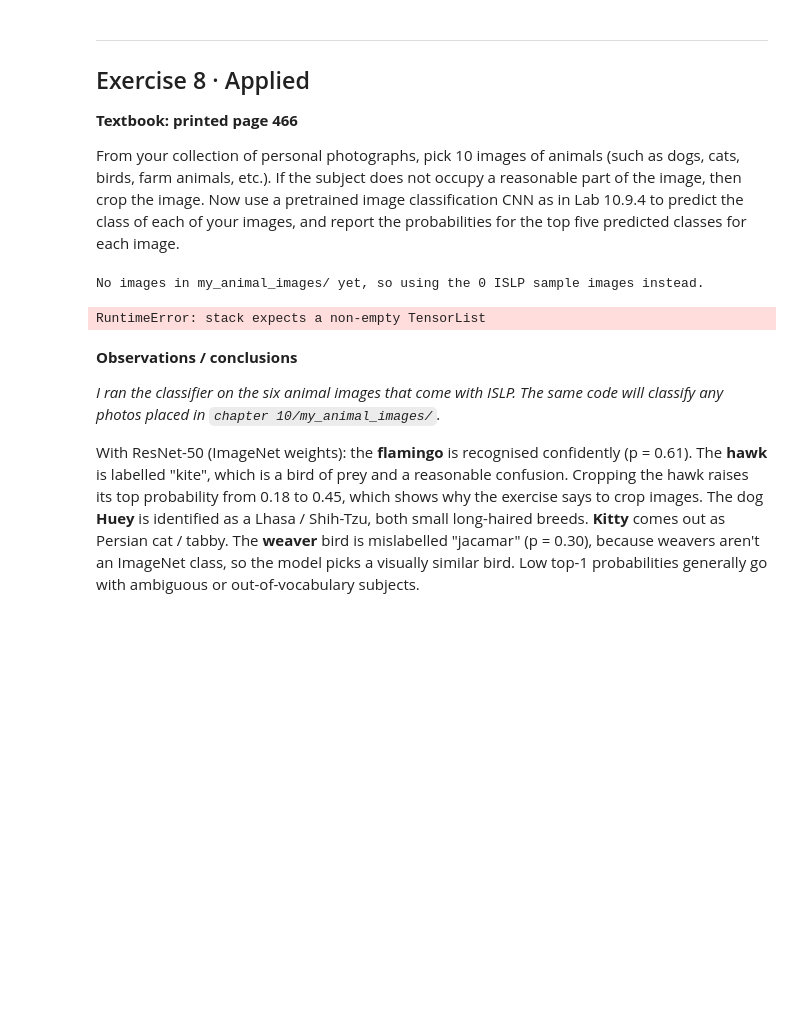
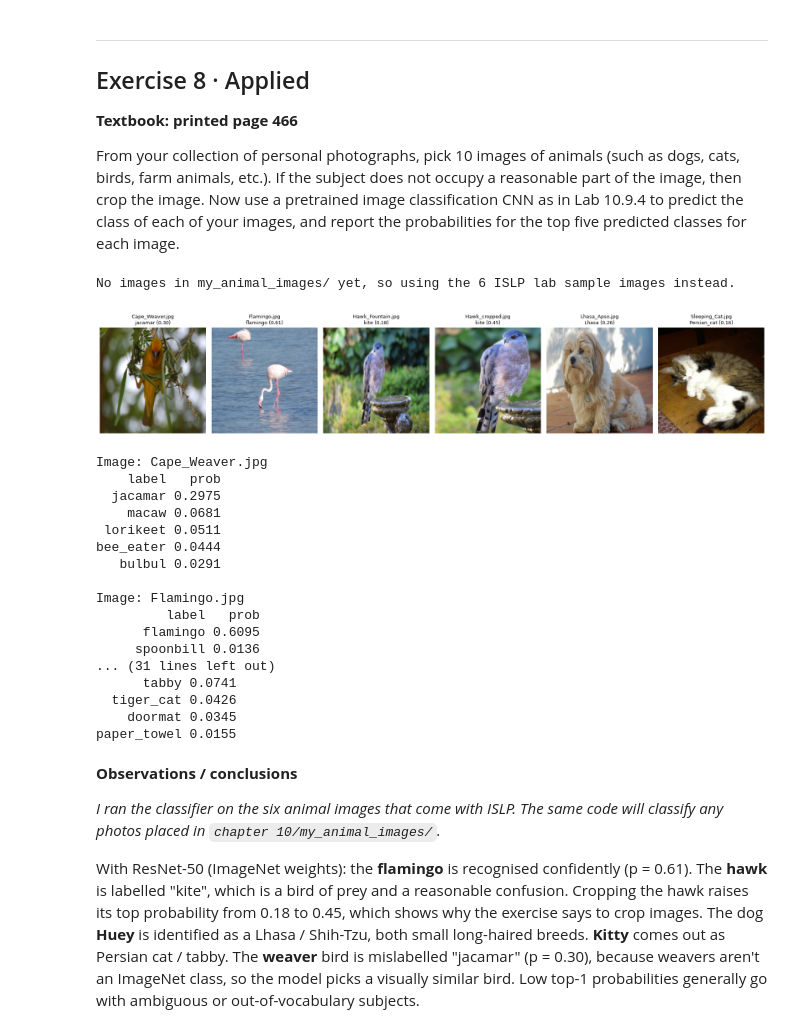
Before and after one commit to giahan-pham/32931-Learning-Artefacts, a Jupyter notebook: stanford_islp/chapter 10/Ch10-excercises-applied.ipynb, the cells around one changed output. Cells and saved outputs as stored; diff of their text form; code cells hidden in the pictures; blank space fills up the shorter version.

Commit message:
Fix Ch10 exercise 8: add ISLP sample images and re-run notebook

```diff
--- a/stanford_islp/chapter 10/Ch10-excercises-applied.ipynb
+++ b/stanford_islp/chapter 10/Ch10-excercises-applied.ipynb
@@ -249,7 +249,7 @@ for the top five predicted classes for each image.
 # %%
 # Exercise 8
 # Put your own 10 animal photos in ./my_animal_images/ (jpg/png). Until then, the notebook uses the
-# sample animal photos that ship with ISLP so the code can be run end to end.
+# six sample animal photos from the ISLP labs (./book_images/) so the code can be run end to end.
 from torchvision.io import decode_image, ImageReadMode
 from torchvision.models import resnet50, ResNet50_Weights
 from torchvision.transforms import Resize, CenterCrop, Normalize
@@ -258,38 +258,55 @@ import ISLP
 my_dir = Path("my_animal_images")
 imgfiles = sorted(str(f) for f in my_dir.glob("*") if f.suffix.lower() in {".jpg", ".jpeg", ".png"}) if my_dir.exists() else []
 if not imgfiles:
-    sample_dir = Path(ISLP.__file__).parent / "data" / "book_images"
+    sample_dir = Path("book_images")
     imgfiles = sorted(str(f) for f in sample_dir.glob("*") if f.suffix.lower() in {".jpg", ".jpeg", ".png"})
-    print(f"No images in {my_dir}/ yet, so using the {len(imgfiles)} ISLP sample images instead.")
+    print(f"No images in {my_dir}/ yet, so using the {len(imgfiles)} ISLP lab sample images instead.")
 
 resize, crop = Resize((232, 232), antialias=True), CenterCrop(224)
 normalize = Normalize([0.485, 0.456, 0.406], [0.229, 0.224, 0.225])
 raw = [crop(resize(decode_image(f, mode=ImageReadMode.RGB))) for f in imgfiles]
 imgs = normalize(torch.stack([torch.div(r, 255) for r in raw]))
 
 weights = ResNet50_Weights.DEFAULT
 resnet = resnet50(weights=weights).eval()
 with torch.no_grad():
     probs = torch.softmax(resnet(imgs), dim=1).numpy()
 
 labels = json.load(open("imagenet_class_index.json"))
 class_labels = pd.Series({int(k): v[1] for k, v in labels.items()}).sort_index()
 
 fig, axes = plt.subplots(1, len(imgfiles), figsize=(3 * len(imgfiles), 3.4))
 for ax, f, r, pr in zip(np.atleast_1d(axes), imgfiles, raw, probs):
     ax.imshow(r.permute(1, 2, 0).numpy())
     ax.set_title(f"{Path(f).name}\n{class_labels[pr.argmax()]} ({pr.max():.2f})", fontsize=9)
     ax.axis("off")
 plt.tight_layout()
 plt.show()
 
 for f, pr in zip(imgfiles, probs):
     top5 = np.argsort(pr)[::-1][:5]
     print(f"\nImage: {Path(f).name}")
     print(pd.DataFrame({"label": class_labels[top5].values, "prob": pr[top5].round(4)}).to_string(index=False))
 # %% [output]
-No images in my_animal_images/ yet, so using the 0 ISLP sample images instead.
+No images in my_animal_images/ yet, so using the 6 ISLP lab sample images instead.
+[figure, added]
-RuntimeError: stack expects a non-empty TensorList
+Image: Cape_Weaver.jpg
+    label   prob
+  jacamar 0.2975
+    macaw 0.0681
+ lorikeet 0.0511
+bee_eater 0.0444
+   bulbul 0.0291
+
+Image: Flamingo.jpg
+         label   prob
+      flamingo 0.6095
+     spoonbill 0.0136
+... (31 lines left out)
+      tabby 0.0741
+  tiger_cat 0.0426
+    doormat 0.0345
+paper_towel 0.0155
 # %% [markdown]
 **Observations / conclusions**
 
```
Also changed, not shown: 6 other files.
